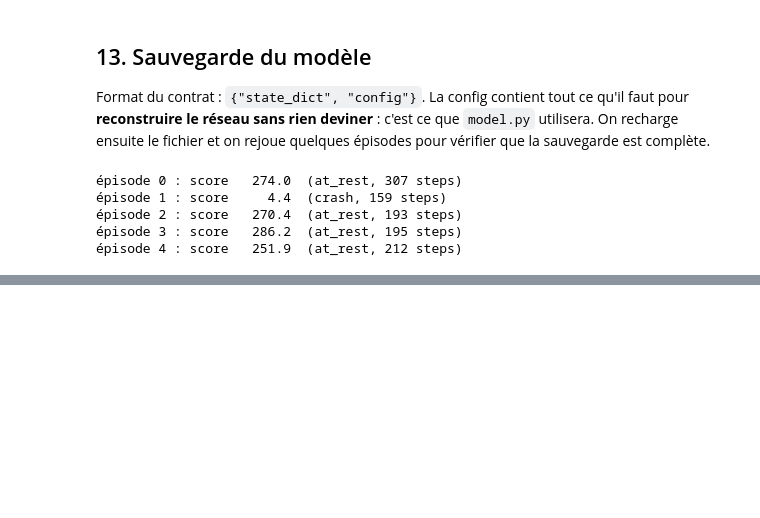
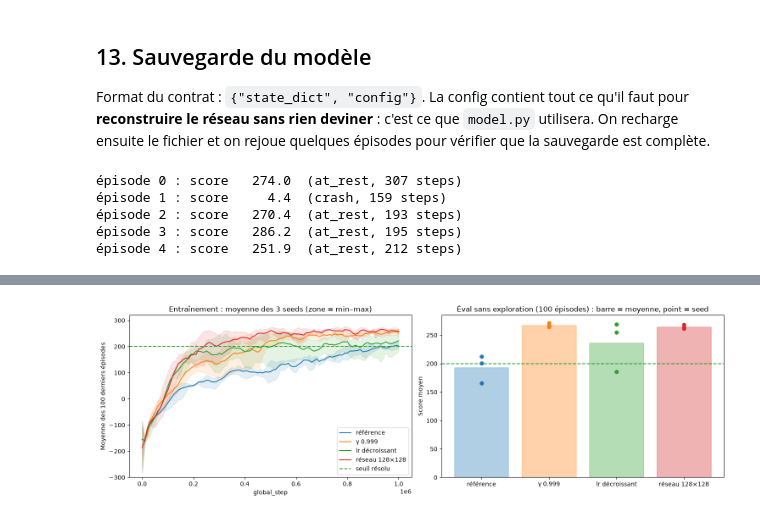
Before and after one commit to chrisrny/StartTrek, a Jupyter notebook: ppo.ipynb, the cells around one changed output, grey strips where cells are left out. Saved outputs shown, nothing was run; the diff lists cells and outputs as text; code cells hidden in the pictures; blank space fills up the shorter version.

```diff
--- a/ppo.ipynb
+++ b/ppo.ipynb
@@ -838,0 +1224,31 @@ for log in check_logs:
+# %%
+fig, axes = plt.subplots(1, 2, figsize=(15, 4.8))
+grid = np.arange(0, CONFIG["total_steps"] + 1, 10_000)
+
+for k, variant in enumerate(VARIANTS):
+    runs = [e for e in tuning if e["variant"] == variant]
+    curves = np.array([np.interp(grid, e["curve"]["global_step"], e["curve"]["ma100"]) for e in runs])
+    color = f"C{k}"
+    axes[0].plot(grid, curves.mean(axis=0), color=color, label=variant)
+    axes[0].fill_between(grid, curves.min(axis=0), curves.max(axis=0), color=color, alpha=0.12)
+
+    means = [e["final_mean"] for e in runs]
+    axes[1].bar(k, np.mean(means), color=color, alpha=0.35, edgecolor=color)
+    axes[1].scatter([k] * len(means), means, color=color, zorder=3)
+
+axes[0].axhline(200, color="tab:green", linestyle="--", label="seuil résolu")
+axes[0].set_title("Entraînement : moyenne des 3 seeds (zone = min–max)")
+axes[0].set_xlabel("global_step")
+axes[0].set_ylabel("Moyenne des 100 derniers épisodes")
+axes[0].set_ylim(-300, 320)
+axes[0].legend(loc="lower right")
+
+axes[1].axhline(200, color="tab:green", linestyle="--")
+axes[1].set_xticks(range(len(VARIANTS)), list(VARIANTS))
+axes[1].set_title("Éval sans exploration (100 épisodes) : barre = moyenne, point = seed")
+axes[1].set_ylabel("Score moyen")
+
+plt.tight_layout()
+plt.show()
+# %% [output]
+[figure, added]
```
Also changed, not shown: parts of 19 cells of this notebook, 8 other files.
